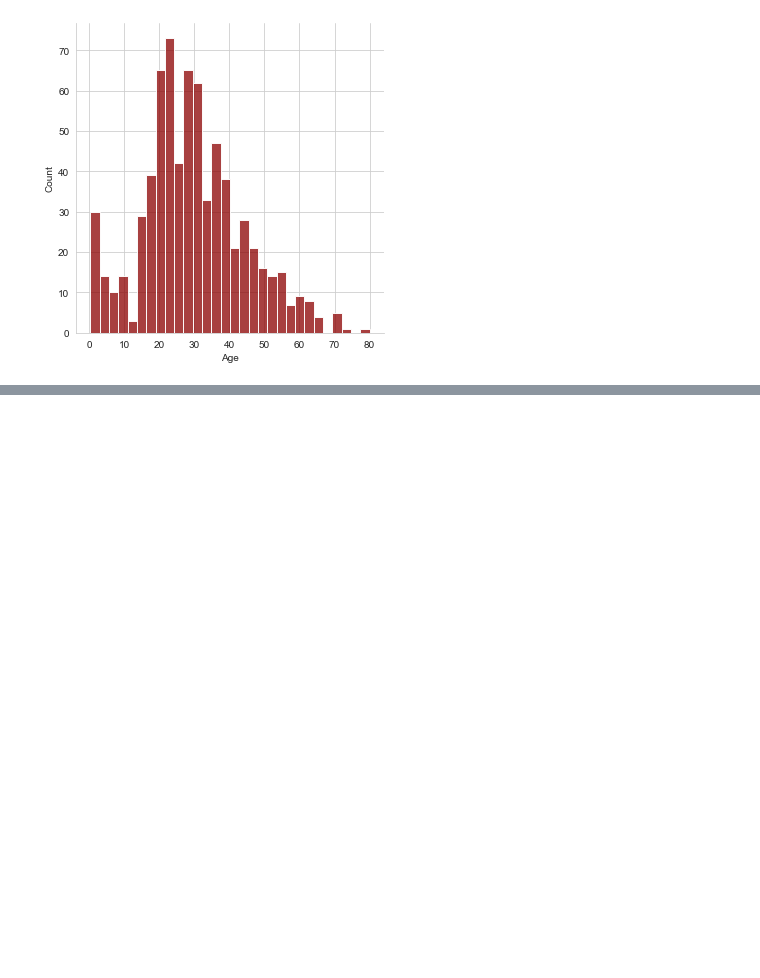
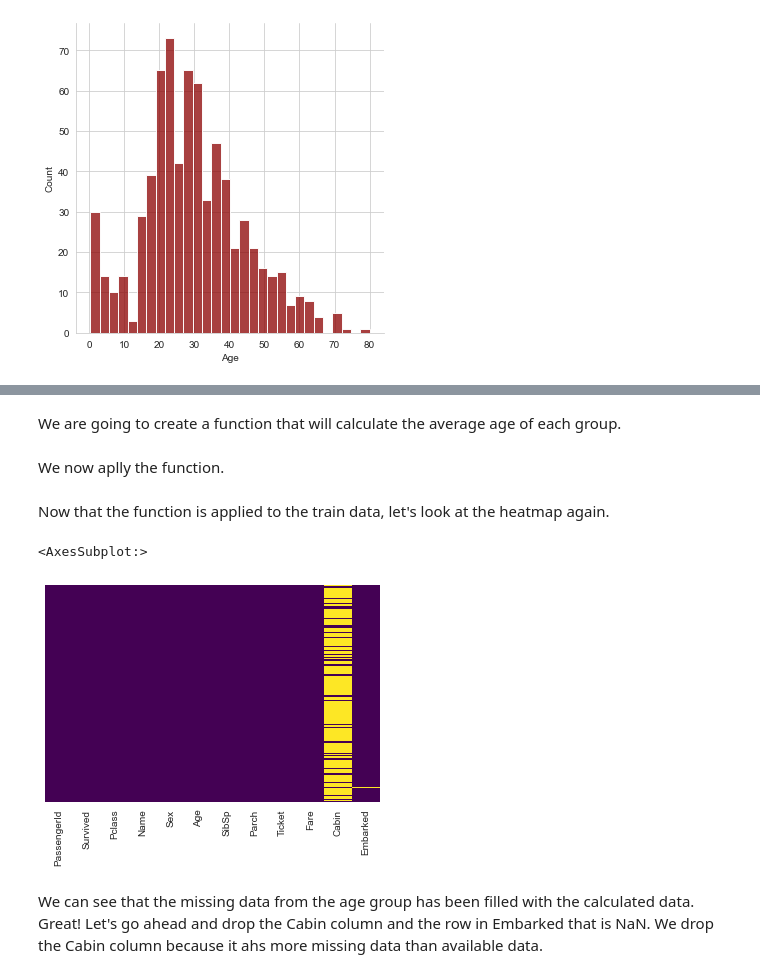
Before and after one commit to ModouLaminJagne/DataScience, a Jupyter notebook: LOGISTIC REGRESSION.ipynb, the cells around one changed output, grey strips where cells are left out. Saved outputs shown, nothing was run; the diff lists cells and outputs as text; code cells hidden in the pictures; blank space fills up the shorter version.

Commit message:
Missing data filled.

```diff
--- a/LOGISTIC REGRESSION.ipynb
+++ b/LOGISTIC REGRESSION.ipynb
@@ -152,0 +155,35 @@ sns.boxplot(x='Pclass',y='Age',data=train,palette='winter')
+# %% [markdown]
+We are going to create a function that will calculate the average age of each group.
+# %%
+def impute_age(cols):
+    Age = cols[0]
+    Pclass = cols[1]
+
+    if pd.isnull(Age):
+
+        if Pclass == 1:
+            return 37
+
+        elif Pclass == 2:
+            return 29
+
+        else:
+            return 24
+
+    else:
+        return Age
+# %% [markdown]
+We now aplly the function.
+# %%
+train['Age'] = train[['Age','Pclass']].apply(impute_age,axis=1)
+# %% [markdown]
+Now that the function is applied to the train data, let's look at the heatmap again.
+# %%
+sns.heatmap(train.isnull(),yticklabels=False,cbar=False,cmap='viridis')
+# %% [output]
+<AxesSubplot:>
+[figure, added]
+# %% [markdown]
+We can see that the missing data from the age group has been filled with the calculated data.
+Great! Let's go ahead and drop the Cabin column and the row in Embarked that is NaN.
+We drop the Cabin column because it ahs more missing data than available data.
```
Also changed, not shown: parts of 24 cells of this notebook.
